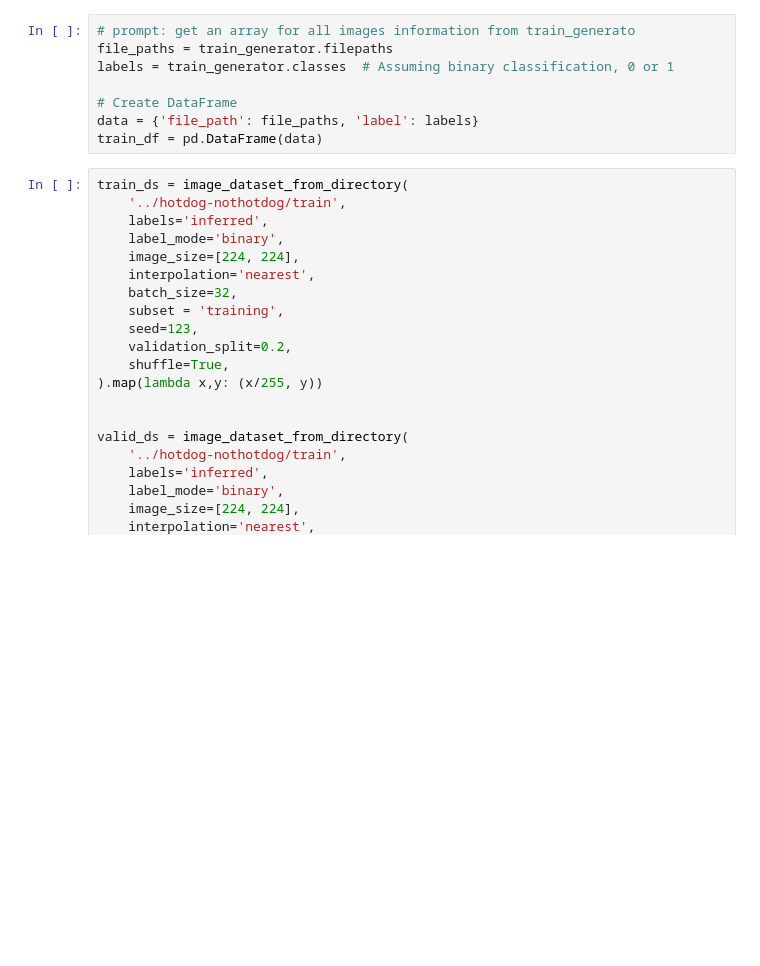
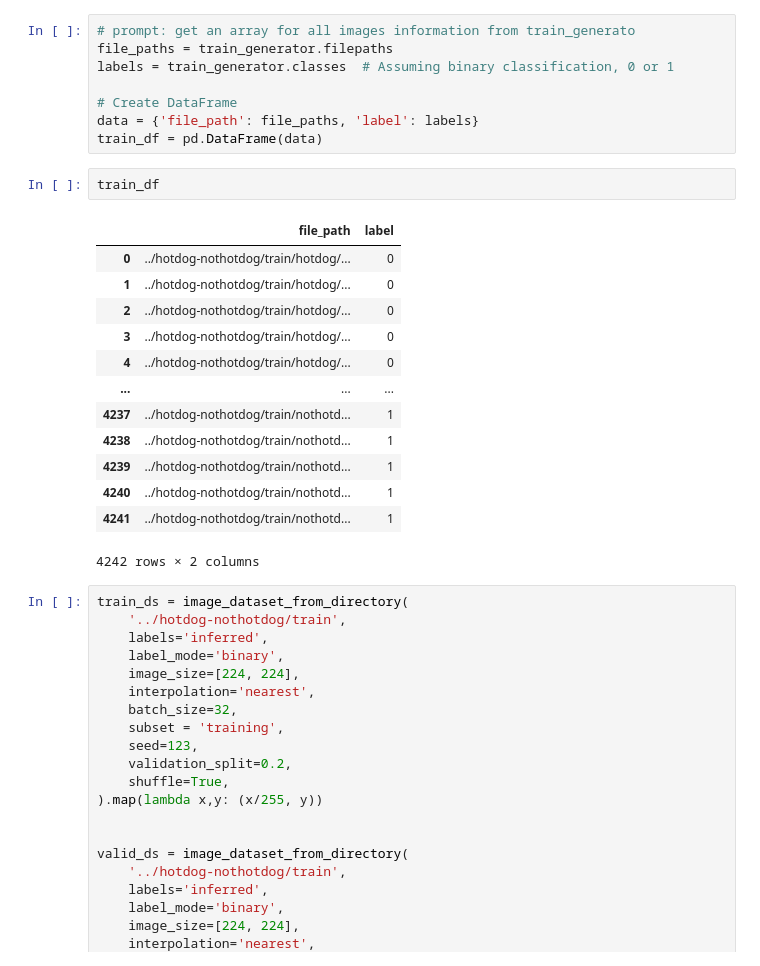
Before and after one commit to Elaine925/Hackathon-HotDog-NotHotDog, a Jupyter notebook: ElaineC/HotDog_NotHotDog.ipynb, the cells around one changed output. Saved outputs shown, nothing was run; the diff lists cells and outputs as text; blank space fills up the shorter version.

```diff
--- a/ElaineC/HotDog_NotHotDog.ipynb
+++ b/ElaineC/HotDog_NotHotDog.ipynb
@@ -45,6 +45,22 @@ labels = train_generator.classes  # Assuming binary classification, 0 or 1
 # Create DataFrame
 data = {'file_path': file_paths, 'label': labels}
 train_df = pd.DataFrame(data)
+# %%
+train_df
+# %% [output]
+|  | file_path | label |
+| 0 | ../hotdog-nothotdog/train/hotdog/... | 0 |
+| 1 | ../hotdog-nothotdog/train/hotdog/... | 0 |
+| 2 | ../hotdog-nothotdog/train/hotdog/... | 0 |
+| 3 | ../hotdog-nothotdog/train/hotdog/... | 0 |
+| 4 | ../hotdog-nothotdog/train/hotdog/... | 0 |
+| ... | ... | ... |
+| 4237 | ../hotdog-nothotdog/train/nothotd... | 1 |
+| 4238 | ../hotdog-nothotdog/train/nothotd... | 1 |
+| 4239 | ../hotdog-nothotdog/train/nothotd... | 1 |
+| 4240 | ../hotdog-nothotdog/train/nothotd... | 1 |
+| 4241 | ../hotdog-nothotdog/train/nothotd... | 1 |
+4242 rows × 2 columns
 # %%
 train_ds = image_dataset_from_directory(
     '../hotdog-nothotdog/train',
```
Also changed, not shown: parts of 14 cells of this notebook, 6 other files.
